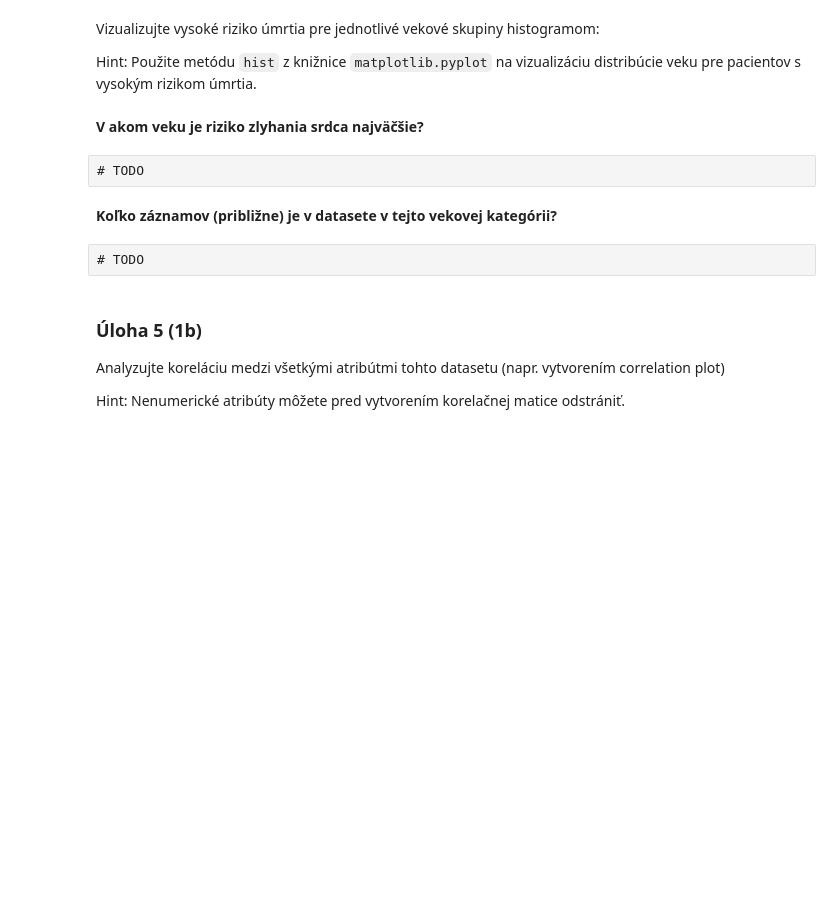
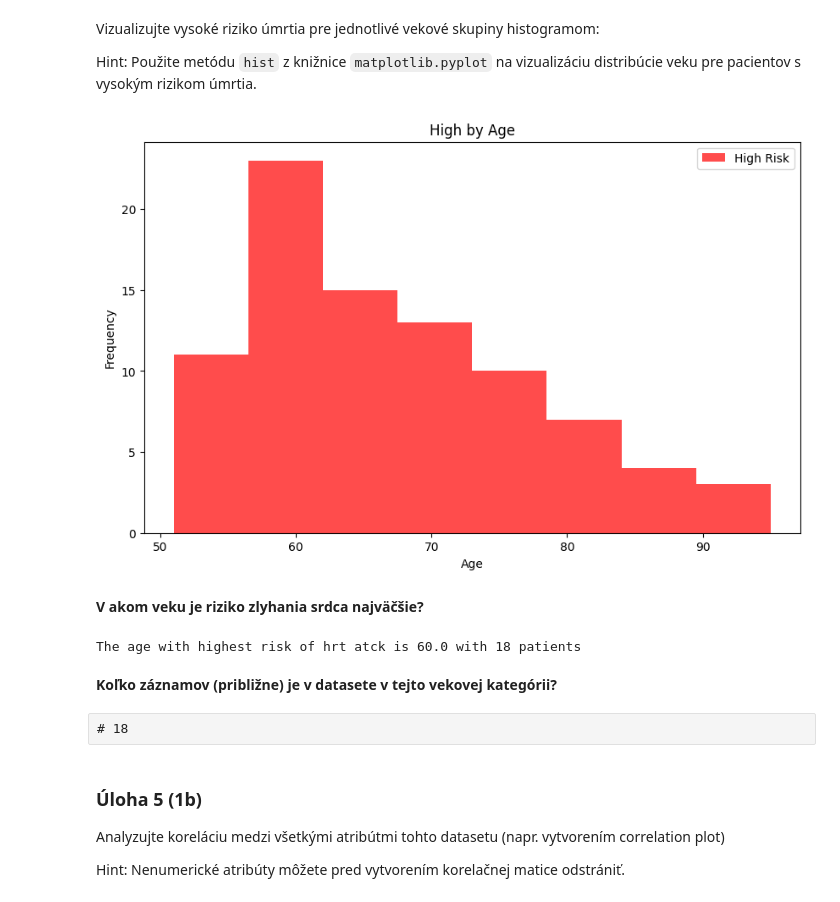
Before and after one commit to marcincakA/SSBU_25_Marcincak, a Jupyter notebook: cv4/CV4_2_Zadanie_1.ipynb, the cells around one changed output. Saved outputs shown, nothing was run; the diff lists cells and outputs as text; code cells hidden in the pictures; blank space fills up the shorter version.

```diff
--- a/cv4/CV4_2_Zadanie_1.ipynb
+++ b/cv4/CV4_2_Zadanie_1.ipynb
@@ -121,16 +137,37 @@ NameError: name 'data_hw' is not defined
 Vizualizujte vysoké riziko úmrtia pre jednotlivé vekové skupiny histogramom:
 
 Hint: Použite metódu `hist` z knižnice `matplotlib.pyplot` na vizualizáciu distribúcie veku pre pacientov s vysokým rizikom úmrtia.
+# %%
+plt.figure(figsize=(10, 6))
+
+# Plot for high risk
+plt.hist(data_hw[data_hw['risk'] == 'High']['age'], bins='auto', alpha=0.7, label='High Risk', color='red')
+
+plt.title('High by Age')
+plt.xlabel('Age')
+plt.ylabel('Frequency')
+
+plt.legend()
+plt.show()
+# %% [output]
+[figure, added]
 # %%
 # TODO
 # %% [markdown]
 **V akom veku je riziko zlyhania srdca najväčšie?**
-# %% [raw]
-# TODO
+# %%
+age_risk_counts = data_hw[data_hw['risk'] == 'High'].groupby('age').size()
+
+max_risk_age = age_risk_counts.idxmax()
+max_risk_count = age_risk_counts.max()
+
+print(f"The age with highest risk of hrt atck is {max_risk_age} with {max_risk_count} patients")
+# %% [output]
+The age with highest risk of hrt atck is 60.0 with 18 patients
 # %% [markdown]
 **Koľko záznamov (približne) je v datasete v tejto vekovej kategórii?**
 # %% [raw]
-# TODO
+# 18
 # %% [markdown]
 ### Úloha 5 (1b)
 
```
Also changed, not shown: parts of 6 cells of this notebook.
